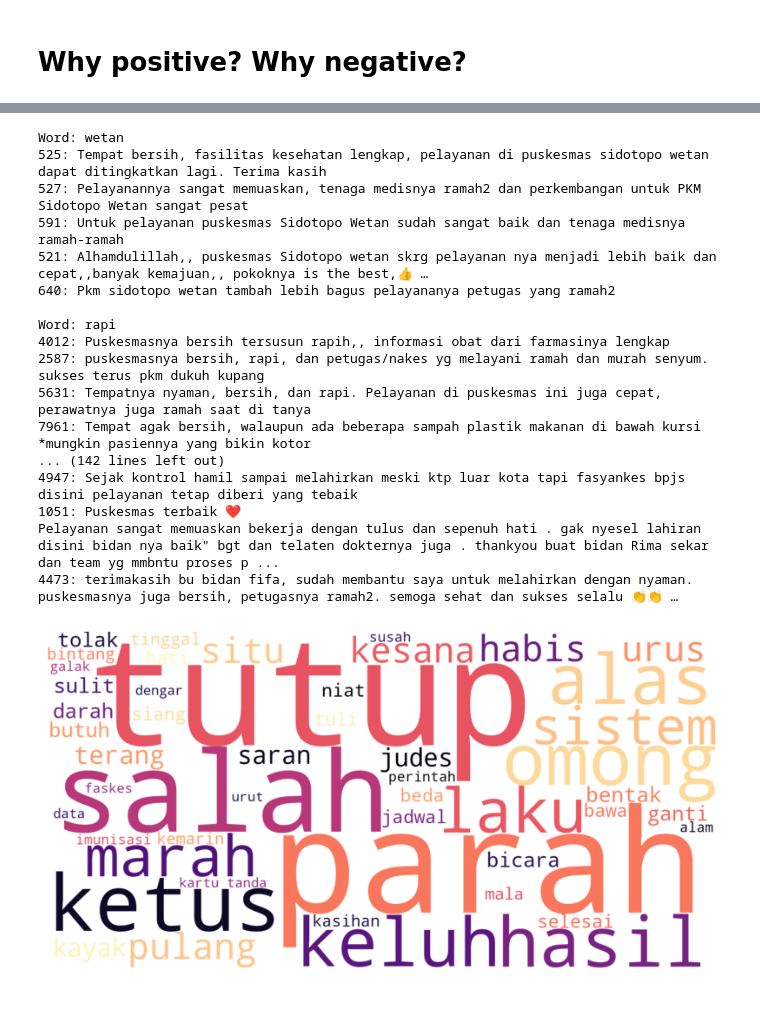
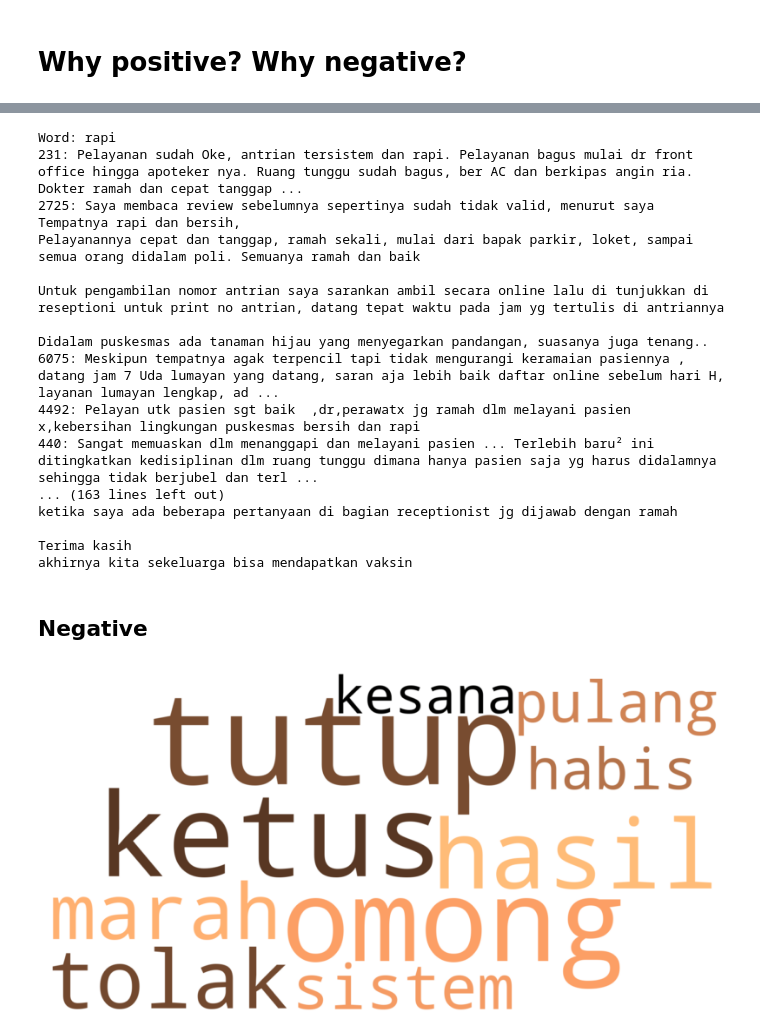
Before and after one commit to elskow/PuskesmasSbyAnalysis, a Jupyter notebook: 3-data analysis.ipynb, the cells around one changed output, grey strips where cells are left out. Saved outputs shown, nothing was run; the diff lists cells and outputs as text; code cells hidden in the pictures; blank space fills up the shorter version.

```diff
--- a/3-data analysis.ipynb
+++ b/3-data analysis.ipynb
@@ -343,19 +348,22 @@ common_words = set([word for word, score in sorted_words[:N]])
 filtered_positive_reviews = ' '.join([word for word in positive_reviews.split() if word not in common_words])
 filtered_positive_reviews = ' '.join([word for word in filtered_positive_reviews.split() if word not in detail_puskesmas['puskesmas_name'].str.lower().str.split().str[1].values])
 
-stop_words = ["bu", "sih", "oke", "ya", "aja", "udah", "ok", "suka", "pas", "sukses", "semangat"]
+stop_words = ["bu", "sih", "oke", "ya", "aja", "udah", "ok", "suka", "pas", "sukses", "semangat", "wetan", "bovid", "tes", "jalan", "darah", "lahir", "imunisasi", "booster", "bintang", "booster", "nakednya", "warga", "alam", "pokok", "medis", "kartu", "tanda", "arah", "proses", "farmasi", "usia", "ramai"]
 
 filtered_positive_reviews = ' '.join([word for word in filtered_positive_reviews.split() if word not in stop_words])
 
-pd.Series(filtered_positive_reviews.split()).value_counts().head(20)
 
 wordcloud = WordCloud(
     width=1600,
     height=800,
     background_color="white",
-    max_words=50,
-    colormap="plasma",
+    max_words=10,
+    colormap="copper",
     prefer_horizontal=1.0,
+    min_font_size=10,
+    max_font_size=300,
+    contour_width=3,
+    contour_color='steelblue'
 ).generate(filtered_positive_reviews)
 
 plt.figure(figsize=(10, 10))
@@ -367,8 +375,7 @@ plt.show()
 # %%
-# show top 5 words and sample reviews that contain the word with minimum 20 characters that are positive
-top_5_words = pd.Series(filtered_positive_reviews.split()).value_counts().head(10).index
+top_10_words = pd.Series(filtered_positive_reviews.split()).value_counts().head(10).index
 
-for word in top_5_words:
+for word in top_10_words:
     print(f"Word: {word}")
     sample_reviews = predicted_data_puskesmas[predicted_data_puskesmas['cleaned_review_text'].str.contains(word) & (predicted_data_puskesmas['is_positive'] == 1) & (predicted_data_puskesmas['cleaned_review_text'].str.len() > 50)]
     for idx, review in sample_reviews.sample(5)['review_text'].items():
@@ -376,23 +383,25 @@ for word in top_5_words:
 
     print()
 # %% [output]
-Word: wetan
-525: Tempat bersih, fasilitas kesehatan lengkap, pelayanan di puskesmas sidotopo wetan dapat ditingkatkan lagi. Terima kasih
-527: Pelayanannya sangat memuaskan, tenaga medisnya ramah2 dan perkembangan untuk PKM Sidotopo Wetan sangat pesat
-591: Untuk pelayanan puskesmas Sidotopo Wetan sudah sangat baik dan tenaga medisnya ramah-ramah
-521: Alhamdulillah,, puskesmas Sidotopo wetan skrg pelayanan nya menjadi lebih baik dan cepat,,banyak kemajuan,, pokoknya is the best,👍 …
-640: Pkm sidotopo wetan tambah lebih bagus pelayananya petugas yang ramah2
+Word: rapi
+231: Pelayanan sudah Oke, antrian tersistem dan rapi. Pelayanan bagus mulai dr front office hingga apoteker nya. Ruang tunggu sudah bagus, ber AC dan berkipas angin ria. Dokter ramah dan cepat tanggap ...
+2725: Saya membaca review sebelumnya sepertinya sudah tidak valid, menurut saya
+Tempatnya rapi dan bersih,
+Pelayanannya cepat dan tanggap, ramah sekali, mulai dari bapak parkir, loket, sampai semua orang didalam poli. Semuanya ramah dan baik
 
-Word: rapi
-4012: Puskesmasnya bersih tersusun rapih,, informasi obat dari farmasinya lengkap
-2587: puskesmasnya bersih, rapi, dan petugas/nakes yg melayani ramah dan murah senyum. sukses terus pkm dukuh kupang
-5631: Tempatnya nyaman, bersih, dan rapi. Pelayanan di puskesmas ini juga cepat, perawatnya juga ramah saat di tanya
-7961: Tempat agak bersih, walaupun ada beberapa sampah plastik makanan di bawah kursi *mungkin pasiennya yang bikin kotor
-... (142 lines left out)
-4947: Sejak kontrol hamil sampai melahirkan meski ktp luar kota tapi fasyankes bpjs disini pelayanan tetap diberi yang tebaik
-1051: Puskesmas terbaik ❤
-Pelayanan sangat memuaskan bekerja dengan tulus dan sepenuh hati . gak nyesel lahiran disini bidan nya baik" bgt dan telaten dokternya juga . thankyou buat bidan Rima sekar dan team yg mmbntu proses p ...
-4473: terimakasih bu bidan fifa, sudah membantu saya untuk melahirkan dengan nyaman. puskesmasnya juga bersih, petugasnya ramah2. semoga sehat dan sukses selalu 👏👏 …
+Untuk pengambilan nomor antrian saya sarankan ambil secara online lalu di tunjukkan di reseptioni untuk print no antrian, datang tepat waktu pada jam yg tertulis di antriannya
+
+Didalam puskesmas ada tanaman hijau yang menyegarkan pandangan, suasanya juga tenang..
+6075: Meskipun tempatnya agak terpencil tapi tidak mengurangi keramaian pasiennya , datang jam 7 Uda lumayan yang datang, saran aja lebih baik daftar online sebelum hari H, layanan lumayan lengkap, ad ...
+4492: Pelayan utk pasien sgt baik  ,dr,perawatx jg ramah dlm melayani pasien x,kebersihan lingkungan puskesmas bersih dan rapi
+440: Sangat memuaskan dlm menanggapi dan melayani pasien ... Terlebih baru² ini ditingkatkan kedisiplinan dlm ruang tunggu dimana hanya pasien saja yg harus didalamnya sehingga tidak berjubel dan terl ...
+... (163 lines left out)
+ketika saya ada beberapa pertanyaan di bagian receptionist jg dijawab dengan ramah
+
+Terima kasih
+akhirnya kita sekeluarga bisa mendapatkan vaksin
+# %% [markdown]
+## Negative
 # %%
 from sklearn.feature_extraction.text import TfidfVectorizer
 import numpy as np
@@ -409,35 +418,39 @@ word_scores = np.sum(tfidf_matrix, axis=0)
 
 features = vectorizer.get_feature_names_out()
 scores = word_scores.A1
 word_score_dict = dict(zip(features, scores))
 
 sorted_words = sorted(word_score_dict.items(), key=lambda x: x[1], reverse=True)
 
 negative_reviews = ' '.join(predicted_data_puskesmas[predicted_data_puskesmas['is_positive'] == 0]['cleaned_review_text'])
 
 N = 100
 common_words = set([word for word, score in sorted_words[:N]])
 
 filtered_negative_reviews = ' '.join([word for word in negative_reviews.split() if word not in common_words])
 filtered_negative_reviews = ' '.join([word for word in filtered_negative_reviews.split() if word not in detail_puskesmas['puskesmas_name'].str.lower().str.split().str[1].values])
 
-stop_words = ["bu", "sih", "maaf", "oke", "ya", "aja", "udah", "ok", "suka", "pas", "sukses", "nyata", "ala", "tua", "jelek", "lihat", "nama", "eh"]
+stop_words = ["bu", "sih", "maaf", "oke", "ya", "aja", "udah", "ok", "suka", "pas", "sukses", "nyata", "ala", "tua", "jelek", "lihat", "nama", "eh", "parah", "alas", "keluh", "laku", "salah"]
 
 filtered_negative_reviews = ' '.join([word for word in filtered_negative_reviews.split() if word not in stop_words])
 
 wordcloud = WordCloud(
     width=1600,
     height=800,
     background_color="white",
-    max_words=50,
-    colormap="magma",
+    max_words=10,
+    colormap="copper",
     prefer_horizontal=1.0,
+    min_font_size=10,
+    max_font_size=300,
+    contour_width=3,
+    contour_color='steelblue'
 ).generate(filtered_negative_reviews)
 
 plt.figure(figsize=(10, 10))
 plt.imshow(wordcloud, interpolation="bilinear")
 plt.axis("off")
 plt.show()
 # %% [output]
-[figure, old version]
+[figure, new version]
 # %%
```
Also changed, not shown: parts of 19 cells of this notebook, 1 other file.
